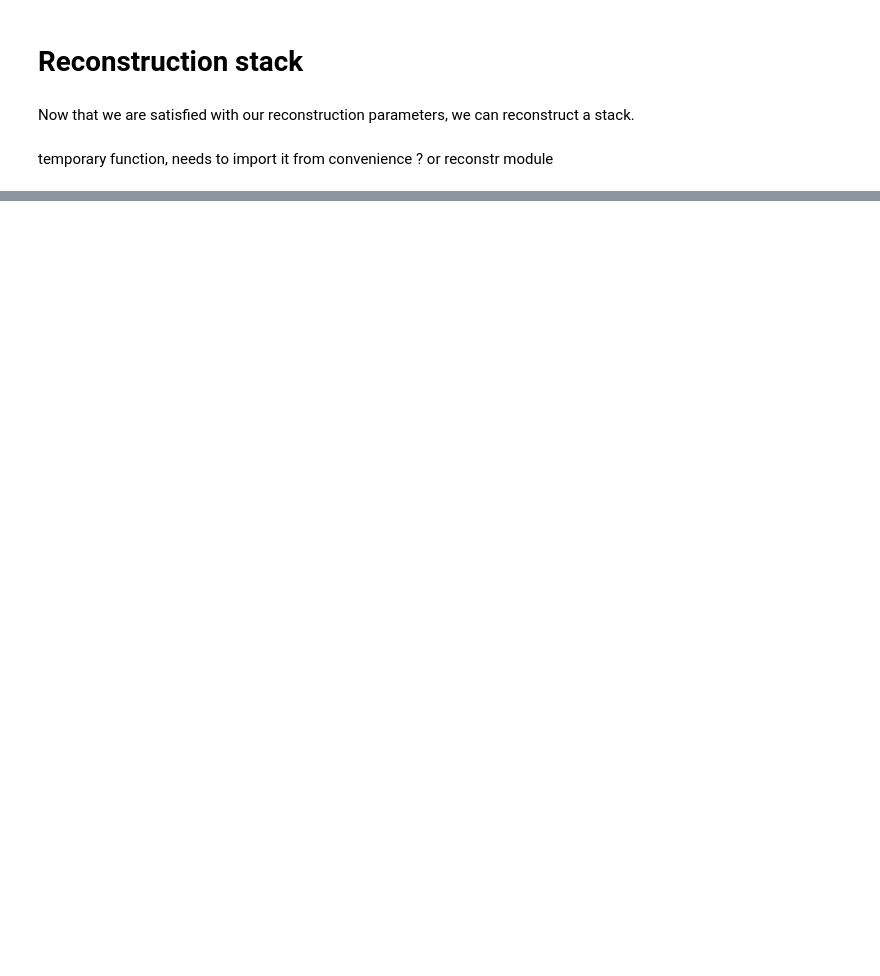
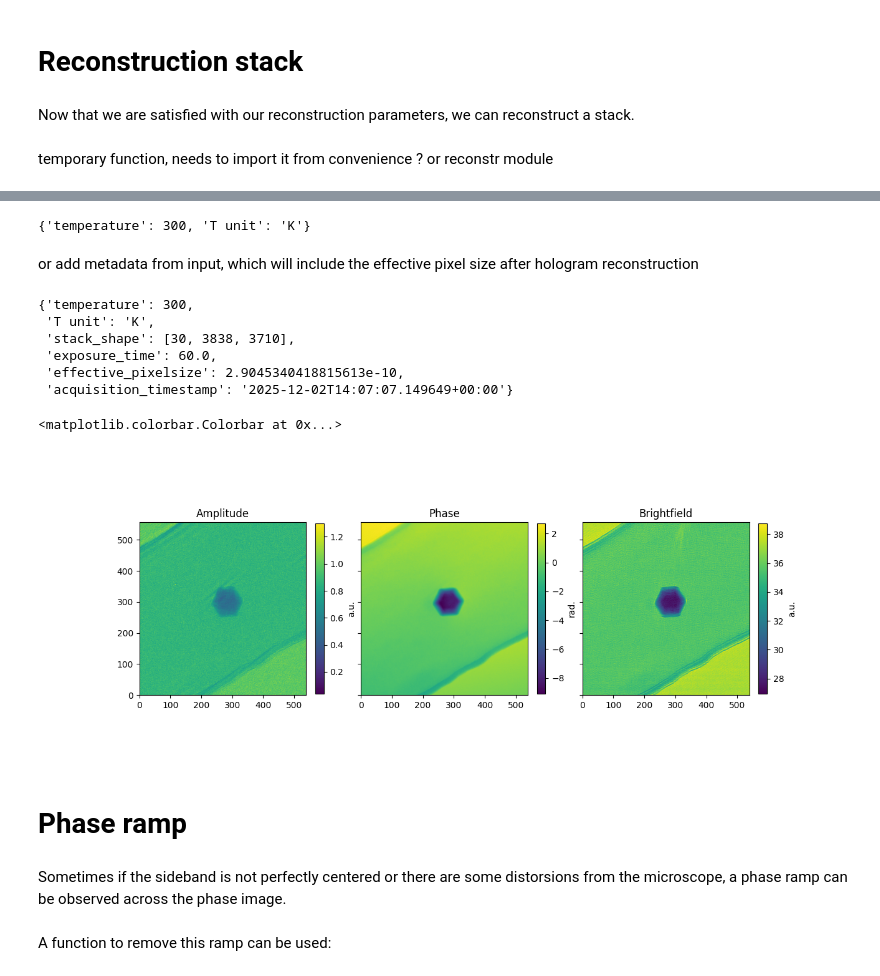
Before and after one commit to LiberTEM/LiberTEM-holo, a Jupyter notebook: notebooks/Reconstruction.ipynb, the cells around one changed output, grey strips where cells are left out. Saved outputs shown, nothing was run; the diff lists cells and outputs as text; code cells hidden in the pictures; blank space fills up the shorter version.

```diff
--- a/notebooks/Reconstruction.ipynb
+++ b/notebooks/Reconstruction.ipynb
@@ -161,17 +161,17 @@ temporary function, needs to import it from convenience ? or reconstr module
 # %%
 def reconstruct_stack(stack, stack_ref=None, holoparams=None, xp=xp):
     sig_shape = stack.data[0].shape
-    out_shape = (sig_shape[0]//4, sig_shape[1]//4)
+    out_shape = (sig_shape[0]//2, sig_shape[1]//2)
     if holoparams is None:
         holoparams = HoloParams.from_hologram(
             stack.data[0], out_shape=out_shape, xp=xp,
-            line_filter_width=0.001, line_filter_length=0.0009, central_band_mask_radius=100,
+            line_filter_width=2, line_filter_length=0.9, central_band_mask_radius=100,
         )
     px_size = stack.pixelsize * holoparams.scale_factor
     correlator = ImageCorrelator(hanning=True, normalization='phase', binning=2, upsample_factor=10, xp=xp)
     waves_aligned = []
     bfs_aligned = []
-    for i in tqdm.tqdm(range(len(stack.data))):
+    for i in tqdm(range(len(stack.data))):
         obj = stack.data[i]
 
         wave_obj = reconstruct_frame(
@@ -203,8 +203,8 @@ def reconstruct_stack(stack, stack_ref=None, holoparams=None, xp=xp):
     waves_aligned = np.stack(waves_aligned)
     bfs_aligned = np.stack(bfs_aligned)
 
-    wave_avg, _, _ = phase_offset_correction(waves_aligned.get())
-    bf_avg, _, _ = phase_offset_correction(bfs_aligned.get())
+    wave_avg, _, _ = phase_offset_correction(waves_aligned, xp=xp)
+    bf_avg = np.mean(np.abs(bfs_aligned), axis=0)
 
 
     if stack_ref is None:
@@ -212,11 +212,11 @@ def reconstruct_stack(stack, stack_ref=None, holoparams=None, xp=xp):
     else:
         if holoparams is None:
             holoparams = HoloParams.from_hologram(
-                stack_ref.data[0], out_shape=out_shape, xp=cp, line_filter_width=5, line_filter_length=0.9, central_band_mask_radius=100,
+                stack_ref.data[0], out_shape=out_shape, xp=xp, line_filter_width=5, line_filter_length=0.9, central_band_mask_radius=100,
             )
         waves_ref = []
 
-        for i in tqdm.tqdm(range(len(stack_ref.data))):
+        for i in tqdm(range(len(stack_ref.data))):
             ref = stack_ref.data[i]
             wave_ref = reconstruct_frame(
                 frame=ref, sb_pos=holoparams.sb_position,
@@ -226,7 +226,7 @@ def reconstruct_stack(stack, stack_ref=None, holoparams=None, xp=xp):
             waves_ref.append(wave_ref)
 
         waves_ref = np.stack(waves_ref)
-        wave_ref, _, _ = phase_offset_correction(waves_ref.get())
+        wave_ref, _, _ = phase_offset_correction(waves_ref, xp=xp)
 
     wave = wave_avg / wave_ref
-    return wave, bf_avg, px_size
+    return wave.get(), bf_avg.get(), holoparams
@@ -324,2 +233,2 @@ data_obj.shape
 # %%
-wave, bf, pxsize = reconstruct_stack(stack=data_obj, stack_ref=data_ref, holoparams=None)
+wave, bf, holoparams = reconstruct_stack(stack=data_obj, stack_ref=data_ref, holoparams=None)
@@ -390,0 +243,6 @@ res.save("test.npz")
+# %%
+res.metadata
+# %% [output]
+{'temperature': 300, 'T unit': 'K'}
+# %% [markdown]
+or add metadata from input, which will include the effective pixel size after hologram reconstruction
@@ -390,0 +251,39 @@ res.save("test.npz")
+# %%
+res.metadata
+# %% [output]
+{'temperature': 300,
+ 'T unit': 'K',
+ 'stack_shape': [30, 3838, 3710],
+ 'exposure_time': 60.0,
+ 'effective_pixelsize': 2.9045340418815613e-10,
+ 'acquisition_timestamp': '2025-12-02T14:07:07.149649+00:00'}
+# %%
+extent = (
+    0, res.unwrapped_phase.shape[1] * res.metadata['effective_pixelsize']*1e9,
+    0, res.unwrapped_phase.shape[0] * res.metadata['effective_pixelsize']*1e9
+)
+# %%
+fig, ax = plt.subplots(ncols=3, sharex=True, sharey=True, figsize=(13, 5))
+idx = 50
+roi=np.s_[idx:-idx, idx:-idx]
+amp = np.abs(res.complex_wave)
+phase = res.unwrapped_phase
+bf = res.brightfield
+im = ax[0].imshow(amp[roi], extent=extent, vmin=np.min(clipped(amp)), vmax=np.max(clipped(amp)))
+ax[0].set_title('Amplitude')
+plt.colorbar(im, fraction=0.046, label='a.u.')
+im = ax[1].imshow(phase[roi], extent=extent)
+ax[1].set_title('Phase')
+plt.colorbar(im, fraction=0.046, label='rad.')
+im = ax[2].imshow(bf[roi], extent=extent)
+ax[2].set_title('Brightfield')
+plt.colorbar(im, fraction=0.046, label='a.u.')
+# %% [output]
+<matplotlib.colorbar.Colorbar at 0x...>
+[figure, added]
+# %% [markdown]
+# Phase ramp
+# %% [markdown]
+Sometimes if the sideband is not perfectly centered or there are some distorsions from the microscope, a phase ramp can be observed across the phase image.
+# %% [markdown]
+A function to remove this ramp can be used:
```
Also changed, not shown: parts of 47 cells of this notebook, 3 other files.
